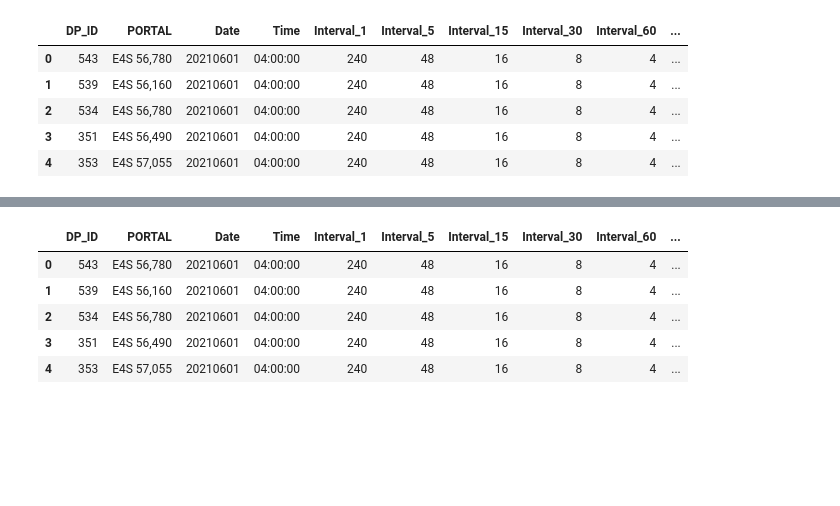
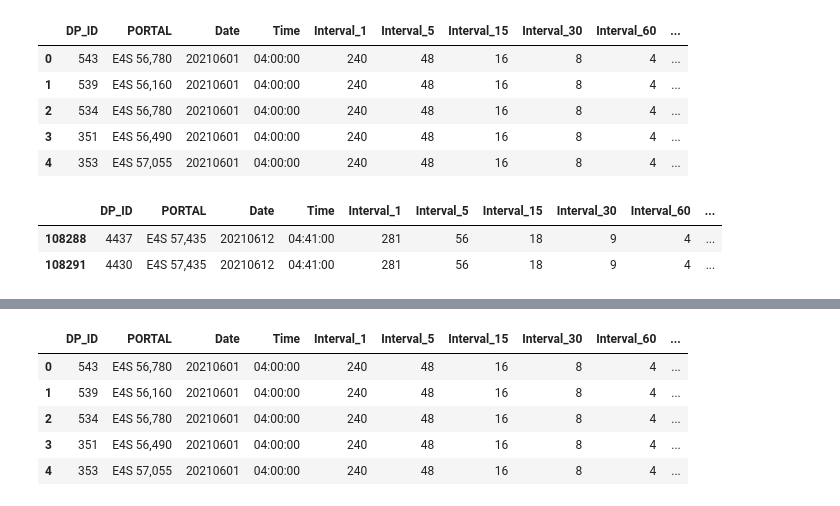
Before and after one commit to elinneaeriksson/Applied_AI_Project, a Jupyter notebook: Project_AppliedAI.ipynb, the cells around one changed output, grey strips where cells are left out. Drawn from its saved outputs; the diff is of its cells as text; code cells hidden in the pictures; blank space fills up the shorter version.

```diff
--- a/Project_AppliedAI.ipynb
+++ b/Project_AppliedAI.ipynb
@@ -10,8 +10,10 @@ drive.mount('/content/gdrive')
 Mounted at /content/gdrive
 # %%
 # The path of the dataset
-
-df=pd.read_csv('gdrive/My Drive/Project Applied AI/Data/training_dataset.csv',sep=';')
+#project_path = '/content/gdrive/MyDrive/Samhällsbyggnadsprogrammet/AH2179/Project/'
+#Linneas path:
+project_path = '/content/gdrive/MyDrive/Project Applied AI/Data/'
+df=pd.read_csv(project_path+'training_dataset.csv',sep=';')
 #Print data
 df.head()
 # %% [output]
@@ -21,6 +23,15 @@ df.head()
 | 2 | 534 | E4S 56,780 | 20210601 | 04:00:00 | 240 | 48 | 16 | 8 | 4 | ... |
 | 3 | 351 | E4S 56,490 | 20210601 | 04:00:00 | 240 | 48 | 16 | 8 | 4 | ... |
 | 4 | 353 | E4S 57,055 | 20210601 | 04:00:00 | 240 | 48 | 16 | 8 | 4 | ... |
+# %%
+df_E4S57435 = df[df['PORTAL']=='E4S 57,435']
+df_E4S57435_20210612 = df_E4S57435[df_E4S57435['Date']==20210612]
+df_E4S57435_20210612_044100 = df_E4S57435_20210612[df_E4S57435_20210612['Time']=='04:41:00']
+df_E4S57435_20210612_044100
+# %% [output]
+|  | DP_ID | PORTAL | Date | Time | Interval_1 | Interval_5 | Interval_15 | Interval_30 | Interval_60 | ... |
+| 108288 | 4437 | E4S 57,435 | 20210612 | 04:41:00 | 281 | 56 | 18 | 9 | 4 | ... |
+| 108291 | 4430 | E4S 57,435 | 20210612 | 04:41:00 | 281 | 56 | 18 | 9 | 4 | ... |
 # %%
 df.describe()
 # %% [output]
```
